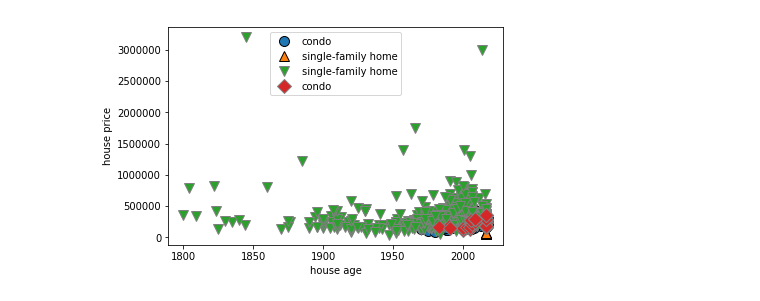
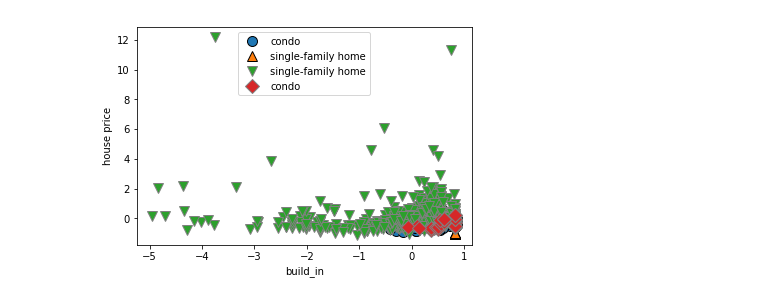
Before and after one commit to johnsaliba/480, a Jupyter notebook: Untitled.ipynb, the cells around one changed output. Cells and saved outputs as stored; diff of their text form; code cells hidden in the pictures.

```diff
--- a/Untitled.ipynb
+++ b/Untitled.ipynb
@@ -1,27 +1,31 @@
 # %%
 import sklearn
 from sklearn.model_selection import train_test_split
 from matplotlib import pyplot as plt
 %matplotlib inline
 import pandas
 import numpy as np
 import mglearn
 from collections import Counter
+from sklearn.metrics import cohen_kappa_score
+from sklearn import preprocessing
 
-df = pandas.read_excel('house_price_label (2).xlsx')
+
+df = pandas.read_excel('house_price_label (3).xlsx')
 # combine multipl columns into a 2D array
 # also convert the integer data to float data
 X = np.column_stack((df.built_in.astype(float),df.price.astype(float)))
+X = preprocessing.scale(X) # scale the data before training the model
 y = df.house_type
 X_train, X_test, y_train, y_test = train_test_split(X, y,test_size =0.3,stratify = y, random_state=0)
 
 # for classification, make sure a stratify splitting method is selected
 mglearn.discrete_scatter(X[:,0],X[:,1],y) # use mglearn to visualize data
 
 plt.legend(y,loc='best')
-plt.xlabel('house age')
+plt.xlabel('build_in')
 plt.ylabel('house price')
 plt.show()
 # %% [output]
-[figure, old version]
+[figure, new version]
 # %%
```
Also changed, not shown: parts of 7 cells of this notebook.
